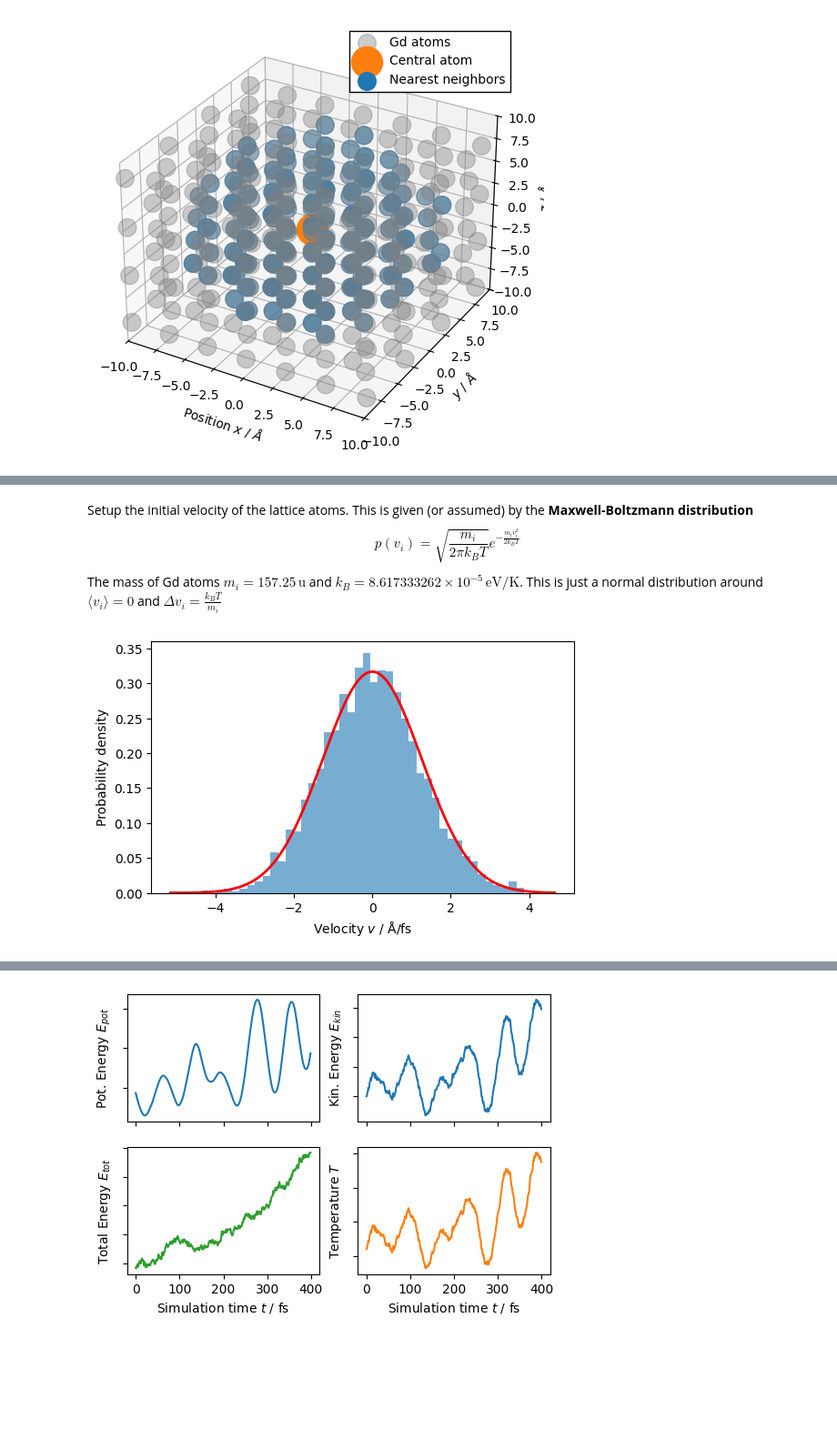
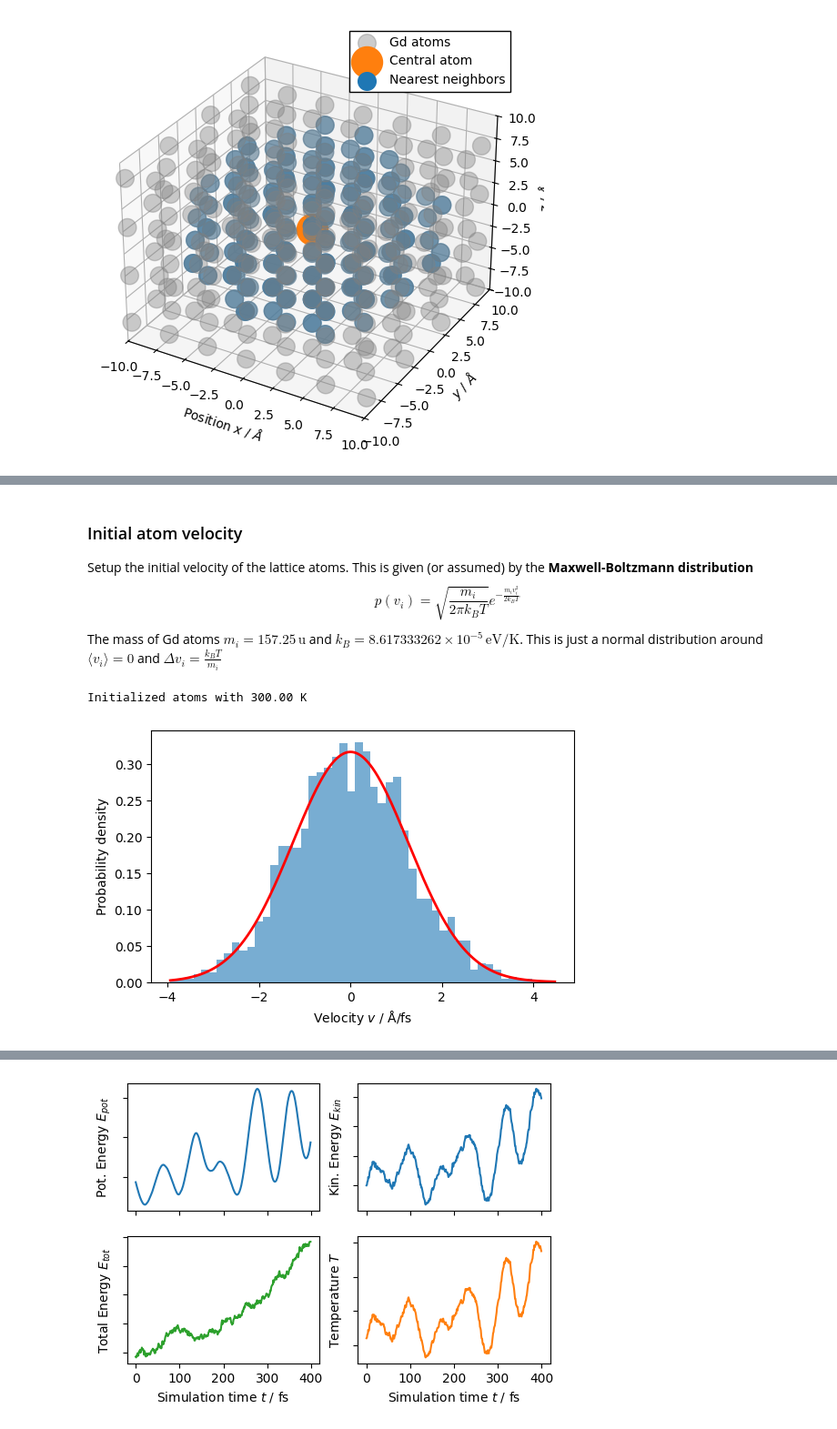
Before and after one commit to JanBulling/CompPhys-Final-Project, a Jupyter notebook: Molecular Dynamics/molecular_dynamics.ipynb, the cells around one changed output, grey strips where cells are left out. Shown at 91% size. Cells and saved outputs as stored; diff of their text form; code cells hidden in the pictures; blank space fills up the shorter version.

```diff
--- a/Molecular Dynamics/molecular_dynamics.ipynb
+++ b/Molecular Dynamics/molecular_dynamics.ipynb
@@ -69,8 +71,7 @@ r_4 = (3/4, 2/3, 3/4)
 $$
 The dimensions of a single unit cell are given by $\left(a, \sqrt{3}a, \sqrt{\frac{3}{8}}a\right)$. The complete lattice is composed of 9x5x5 such unit cells (into a so-called supercell). The nearest neighbors are precomputed. Using the assumptions, that the atoms don't move a lot during the simulation, it is save to assume that this will not change
 # %%
-a = σ  # lattice parameter in Angstrom
-ax, ay, az = a, np.sqrt(3) * a, np.sqrt(8/3) * a
+lattice_parameters = np.array([1, np.sqrt(3), np.sqrt(8/3)]) # lattice parameter in Angstrom
 
 # Basis atom positions (fractional coordinates)
 basis_atoms = np.array([
@@ -80,7 +81,9 @@ basis_atoms = np.array([
     [3/4, 2/3, 3/4]
 ])
 # %%
-def setup_Gd_crystal(Nx=9, Ny=5, Nz=5):
+def setup_Gd_crystal(a=σ, Nx=9, Ny=5, Nz=5):
+  [ax, ay, az] = a * lattice_parameters
+
   lattice_points = []
   for i in range(Nx):
     for j in range(Ny):
@@ -285,6 +308,8 @@ def V(positions, neighbors_map, Nx=9, Ny=5, Nz=5):
 
     return total_energy
 # %% [markdown]
+### Initial atom velocity
+
 Setup the initial velocity of the lattice atoms. This is given (or assumed) by the **Maxwell-Boltzmann distribution**
 $$
 p(v_i) = \sqrt{\frac{m_i}{2 \pi k_B T}} e^{-\frac{m_i v_i^2}{2 k_B T}}
@@ -300,23 +325,25 @@ def temperature(velocities):
   E_kin = kinetic_energy(velocities)
   return E_kin / (3/2 * len(velocities) * k_B)
 # %%
-def maxwell_boltzmann(particle_number, T=300):
-  velocities = np.zeros((particle_number, 3))
+def maxwell_boltzmann(N, T=300):
+  velocities = np.zeros((N, 3))
 
   scale = np.sqrt(k_B * T / (mass * u_to_eV))
 
   for i in range(3):
     # using the custom Box-Muller algorithm for normal distributed random numbers
-    velocities[:, i] = randn(0, scale, particle_number)
+    velocities[:, i] = randn(0, scale, N)
 
   # Remove any net momentum (center of mass motion) and rescale velocities accordingly
-  E_kin_before = kinetic_energy(velocities)
+  # E_kin_before = kinetic_energy(velocities)
 
   total_momentum = np.sum(velocities, axis=0)
-  velocities -= total_momentum / particle_number
+  velocities -= total_momentum / N
 
-  E_kin_after = kinetic_energy(velocities)
+  # scaling_factor = np.sqrt(E_kin_before / kinetic_energy(velocities))
+  # velocities *= scaling_factor
 
-  velocities *= np.sqrt(E_kin_before/E_kin_after)
+  scaling_factor = np.sqrt(T / temperature(velocities))
+  velocities *= scaling_factor
 
   return velocities
@@ -326,18 +350,23 @@ initial_velocities = maxwell_boltzmann(len(lattice), T)
+# %%
+initial_velocities = maxwell_boltzmann(len(lattice), T=300)
+print(f"Initialized atoms with {temperature(initial_velocities):.2f} K")
+# %% [output]
+Initialized atoms with 300.00 K
 # %%
 v_flattened = initial_velocities.flatten()
 
 plt.figure(figsize=(6, 6*6/10))
 plt.hist(v_flattened, bins=50, density=True, alpha=0.6, label='Simulation')
 
 x = np.linspace(min(v_flattened), max(v_flattened), 1000)
-scale = np.sqrt(k_B * T / (mass * u_to_eV))
+scale = np.sqrt(k_B * 300 / (mass * u_to_eV))
 plt.plot(x, np.exp(-x**2/(2*scale**2))/np.sqrt(2*np.pi*scale**2),
              'r-', linewidth=2, label='Theoretical (Gaussian)')
 
 plt.xlabel('Velocity $v$ / Å/fs')
 plt.ylabel('Probability density')
 
 plt.show()
 # %% [output]
-[figure, old version]
+[figure, new version]
 # %% [markdown]
```
Also changed, not shown: parts of 34 cells of this notebook, 2 other files.
